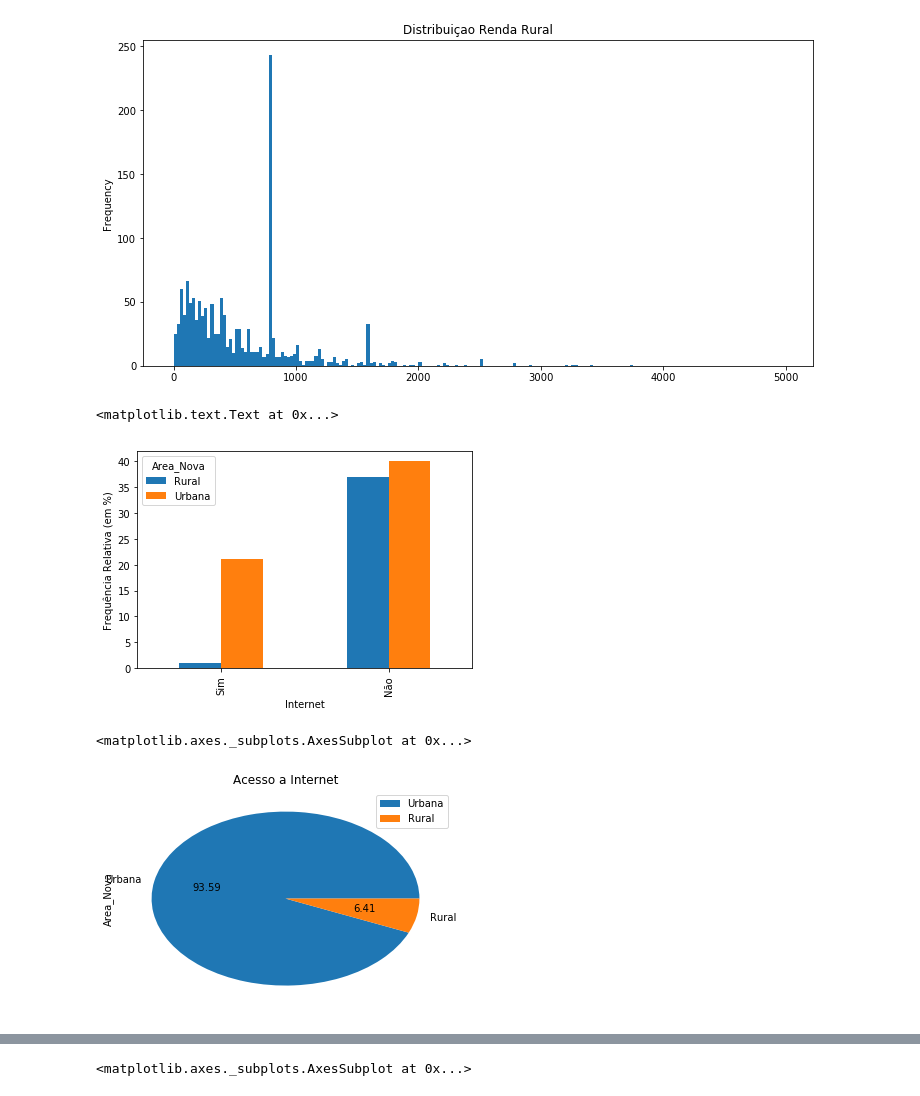
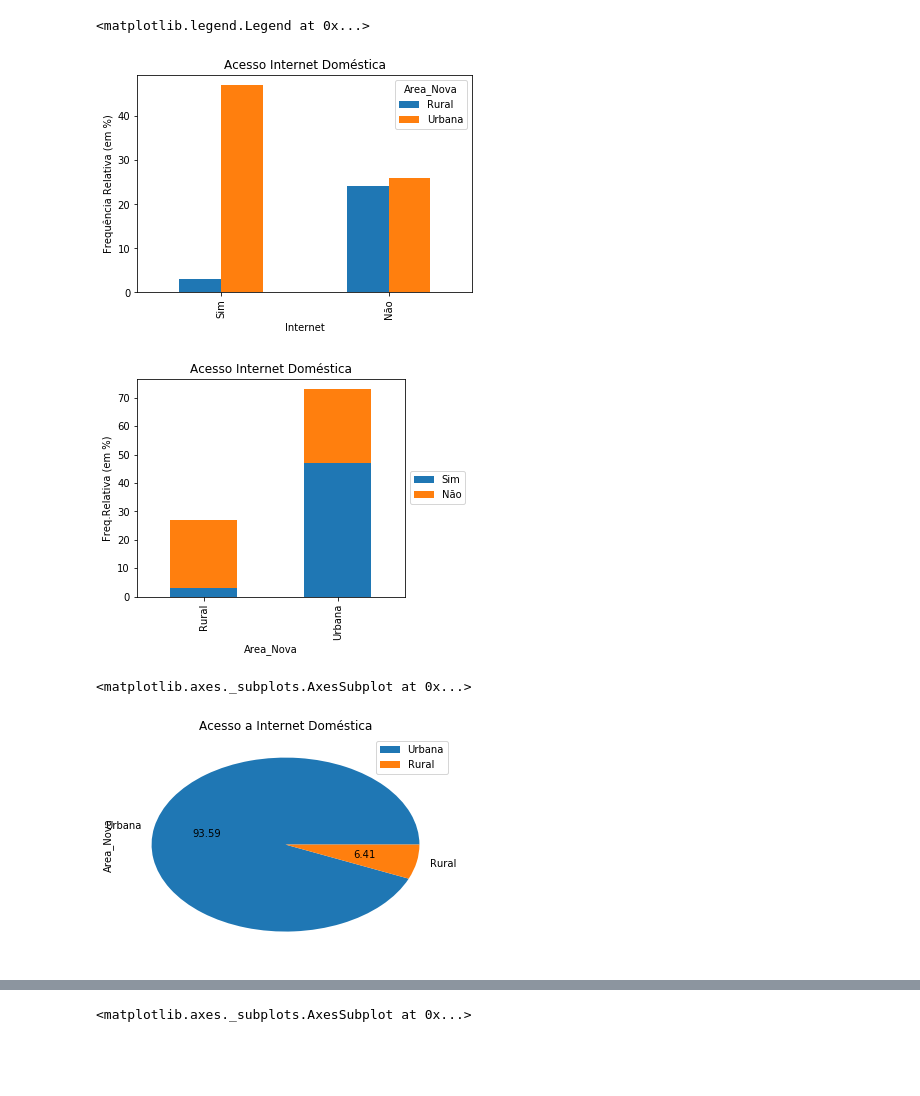
Before and after one commit to Ligeiro13/CD, a Jupyter notebook: Projeto 1 (light).ipynb, the cells around one changed output, grey strips where cells are left out. Drawn from its saved outputs; the diff is of its cells as text; code cells hidden in the pictures; blank space fills up the shorter version.

```diff
--- a/Projeto 1 (light).ipynb
+++ b/Projeto 1 (light).ipynb
@@ -120,20 +133,26 @@ plot = rendaU.plot.hist(bins=faixa1, normed=True,figsize = (12,6),title = "Distr
-# %%
-plot = rendaR.plot.hist(bins=faixa1,figsize = (12,6) ,title = "Distribuiçao Renda Rural")
-# %% [output]
-[figure, removed]
 # %%
-ct1 = pd.crosstab(novo_dados.Internet, novo_dados.Area_Nova)
+ct1 = pd.crosstab(novo_dados.Internet, novo_dados.Area_Nova, normalize = "index")
 ct1 = (ct1/ct1.sum().sum()*100).round(decimals=0)
-ct1.plot(kind="bar")
+ct1.plot(kind="bar", title = "Acesso Internet Doméstica")
 plt.ylabel('Frequência Relativa (em %)')
+
+plot = ct1.T.plot(kind='bar', stacked=True,title='Acesso Internet Doméstica')
+#plot.set_ylim([0, 100])
+plt.ylabel('Freq.Relativa (em %)')
+#Para legenda ficar fora do gráfico
+ax = plt.subplot(111)
+box = ax.get_position()
+ax.set_position([box.x0, box.y0, box.width * 0.8, box.height])
+ax.legend(loc='center left', bbox_to_anchor=(1, 0.5))
 # %% [output]
-<matplotlib.text.Text at 0x...>
+<matplotlib.legend.Legend at 0x...>
-[figure, old version]
+[figure, new version]
+[figure, added]
 # %%
 ct2 = novo_dados.Area_Nova[novo_dados.Internet == "Sim"].value_counts()
-ct2.plot(kind='pie', title = "Acesso a Internet", autopct="%.2f",legend=True)
+ct2.plot(kind='pie', title = "Acesso a Internet Doméstica", autopct="%.2f",legend=True)
 # %% [output]
 <matplotlib.axes._subplots.AxesSubplot at 0x...>
-[figure, old version]
+[figure, new version]
 # %%
 ct3 = novo_dados.Area_Nova[novo_dados.Internet == "Não"].value_counts()
```
Also changed, not shown: parts of 16 cells of this notebook, 4 other files.
